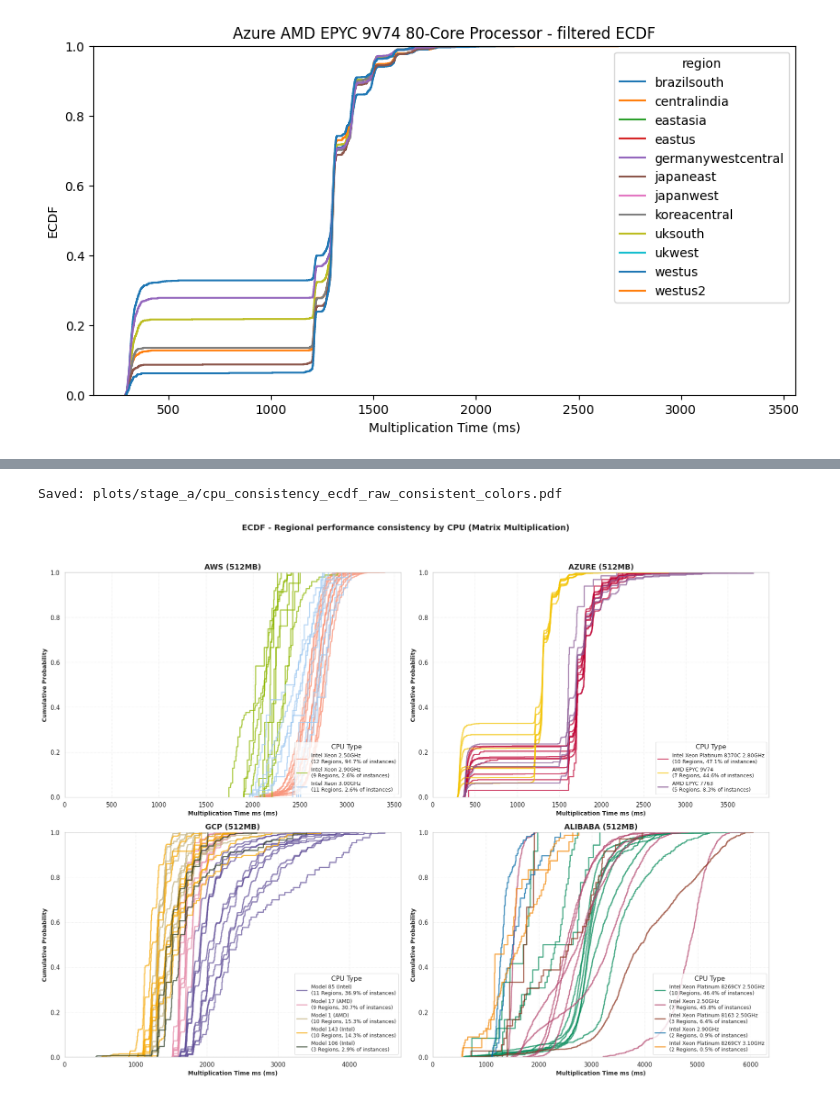
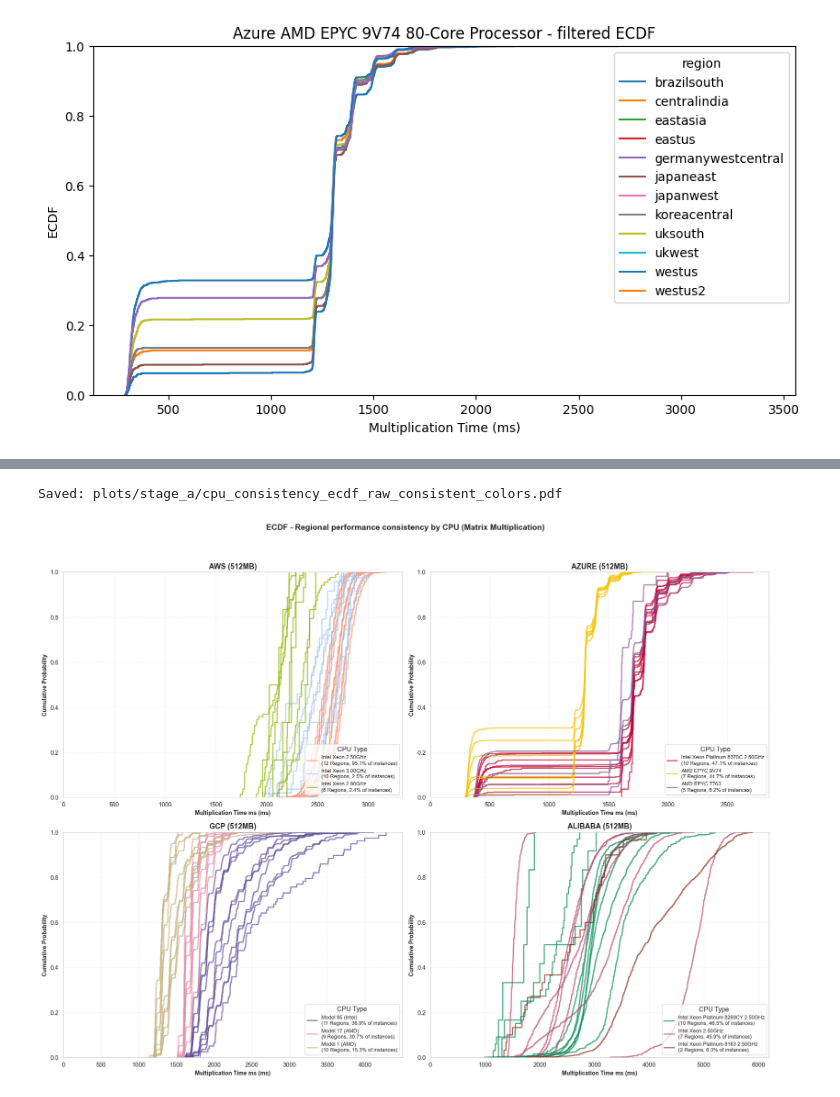
Before and after one commit to Persists/classifaas-results, a Jupyter notebook: stage_a.ipynb, the cells around one changed output, grey strips where cells are left out. Cells and saved outputs as stored; diff of their text form; code cells hidden in the pictures.

```diff
--- a/stage_a.ipynb
+++ b/stage_a.ipynb
@@ -670,32 +505,32 @@ def plot_cpu_consistency_ecdf_raw(
         fontsize=14,
         fontweight="bold",
         y=0.99,
     )
     plt.tight_layout(rect=[0, 0.02, 1, 0.96])
 
     os.makedirs(out_dir, exist_ok=True)
     out_file = f"{out_dir}/cpu_consistency_ecdf_raw_consistent_colors.pdf"
     plt.savefig(out_file, bbox_inches="tight")
     print(f"Saved: {out_file}")
 
     if show:
         plt.show()
     else:
         plt.close(fig)
 
 
 # Example usage (df is the region-cleaned df)
 mixed_memory_config = {"aws": 512, "gcp": 512, "alibaba": 512, "azure": 512}
 
 plot_cpu_consistency_ecdf_raw(
     df,
     providers=["aws", "azure", "gcp", "alibaba"],
     memory_configs=mixed_memory_config,
     benchmark_type="gemm",
-    top_n=6,
+    top_n=3,
     min_instances=5,
     out_dir="plots/stage_a",
 )
 # %% [output]
 Saved: plots/stage_a/cpu_consistency_ecdf_raw_consistent_colors.pdf
-[figure, old version]
+[figure, new version]
```
Also changed, not shown: parts of 1 cell of this notebook, 14 other files.
